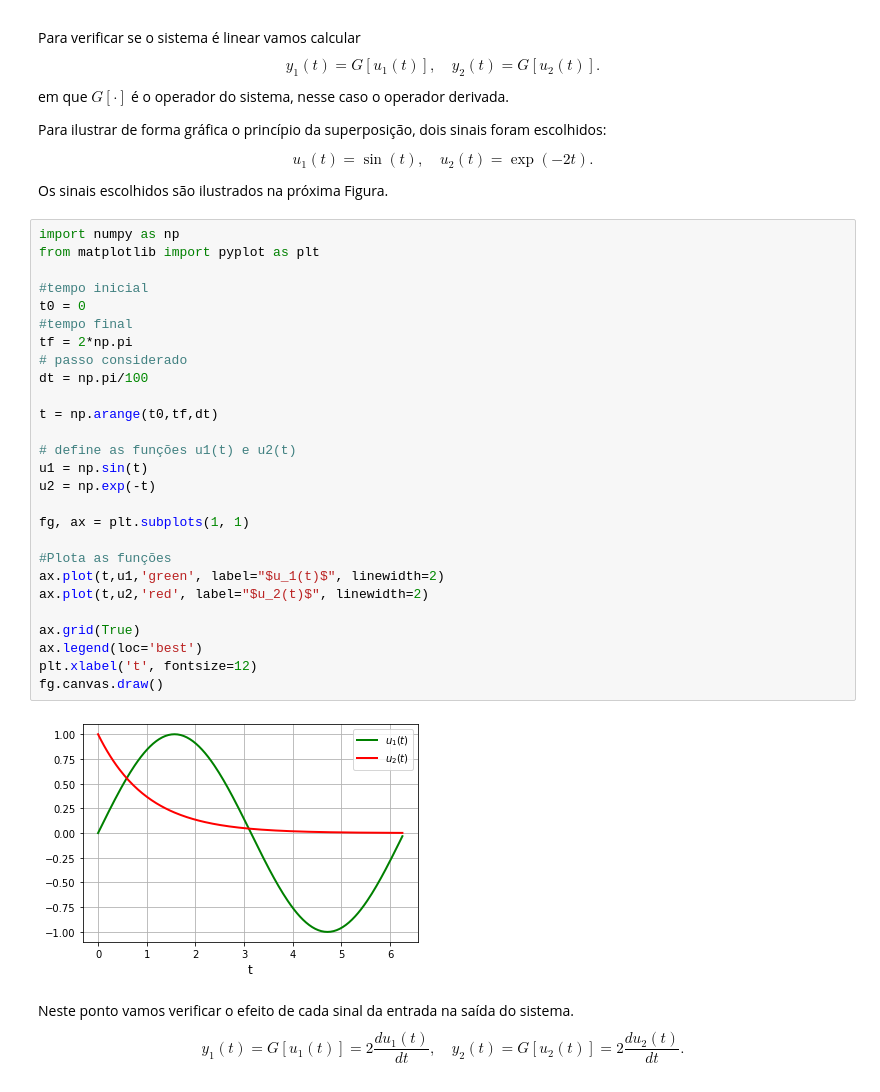
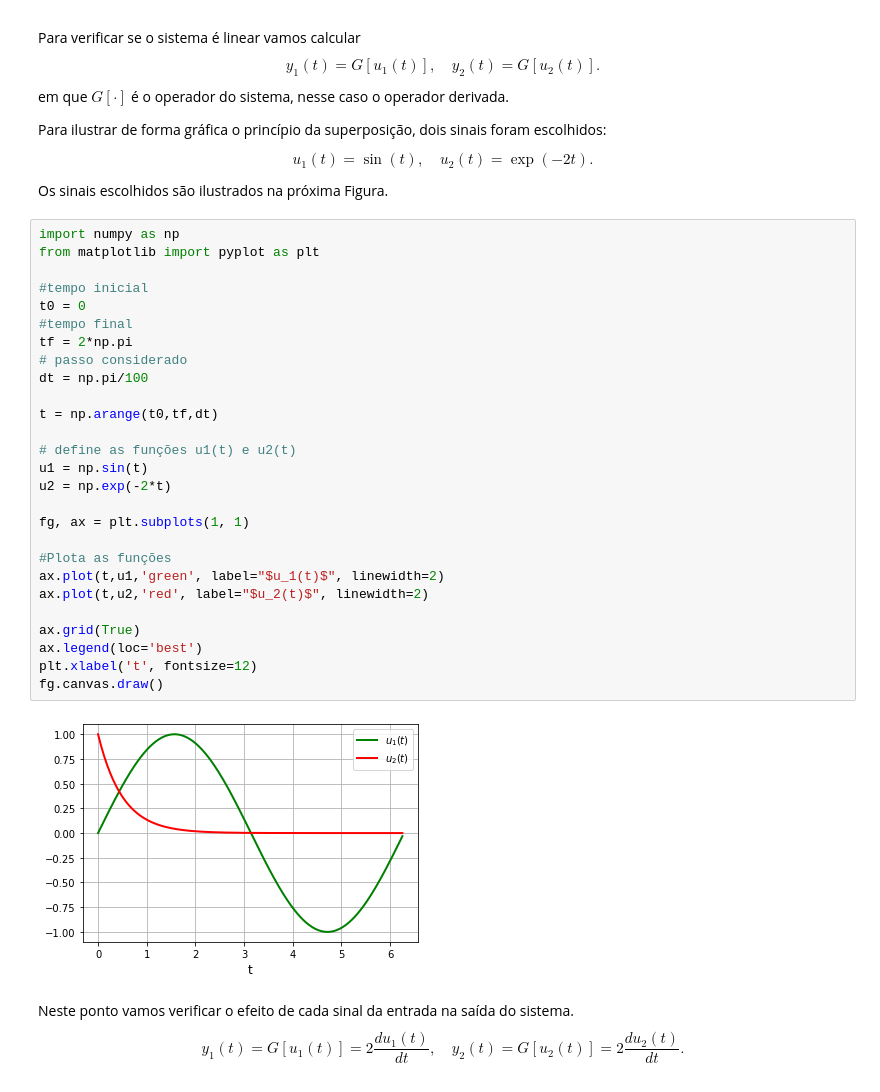
Before and after one commit to lacerdamj/Sistemas-Lineares, a Jupyter notebook: Superposicao.ipynb, the cells around one changed output. Cells and saved outputs as stored; diff of their text form.

```diff
--- a/Superposicao.ipynb
+++ b/Superposicao.ipynb
@@ -30,32 +30,32 @@ Os sinais escolhidos são ilustrados na próxima Figura.
 # %%
 import numpy as np
 from matplotlib import pyplot as plt
 
 #tempo inicial
 t0 = 0
 #tempo final
 tf = 2*np.pi
 # passo considerado
 dt = np.pi/100
 
 t = np.arange(t0,tf,dt)
 
 # define as funções u1(t) e u2(t)
 u1 = np.sin(t)
-u2 = np.exp(-t)
+u2 = np.exp(-2*t)
 
 fg, ax = plt.subplots(1, 1)
 
 #Plota as funções
 ax.plot(t,u1,'green', label="$u_1(t)$", linewidth=2)
 ax.plot(t,u2,'red', label="$u_2(t)$", linewidth=2)
 
 ax.grid(True)
 ax.legend(loc='best')
 plt.xlabel('t', fontsize=12)
 fg.canvas.draw()
 # %% [output]
-[figure, old version]
+[figure, new version]
 # %% [markdown]
 Neste ponto vamos verificar o efeito de cada sinal da entrada na saída do sistema.
 $$
```
